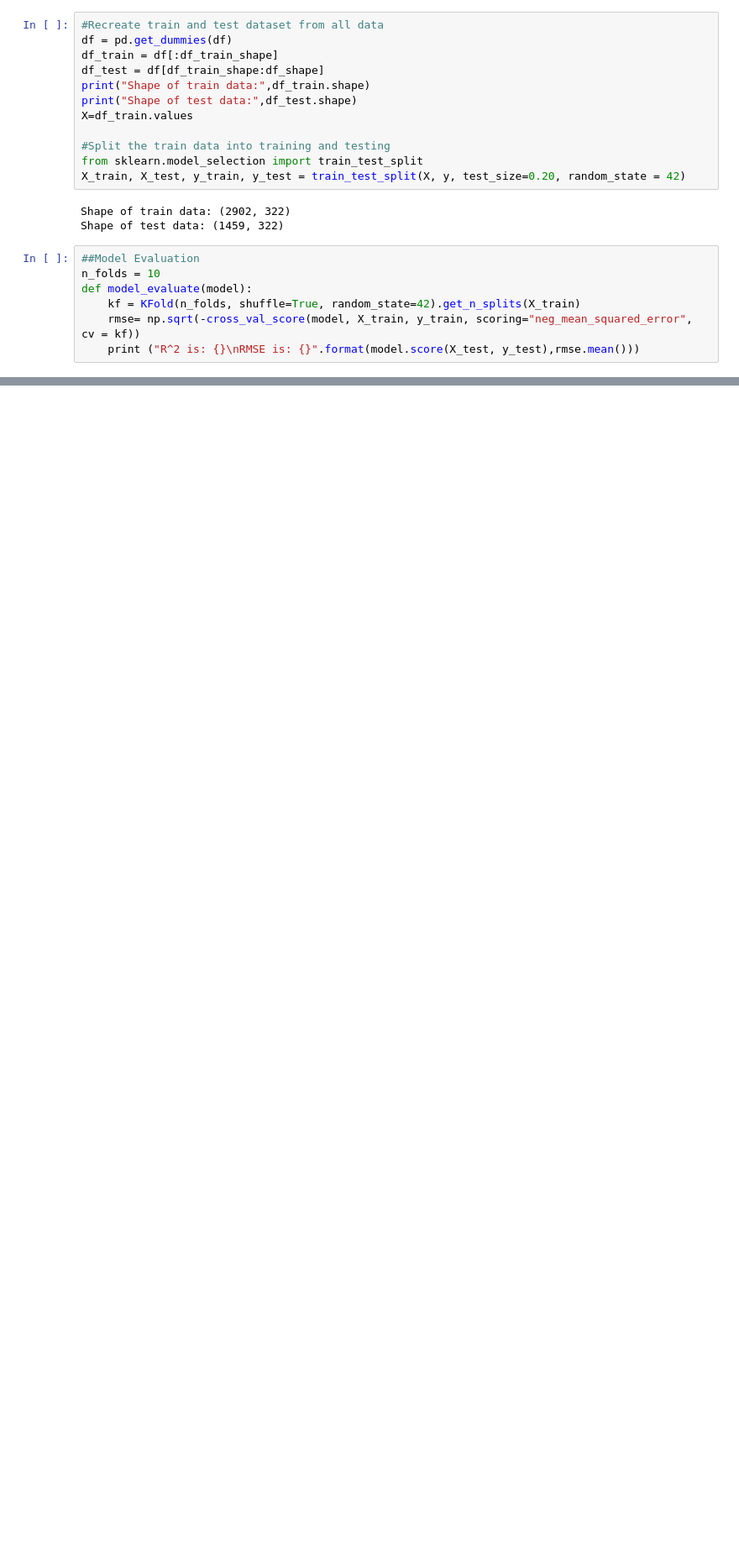
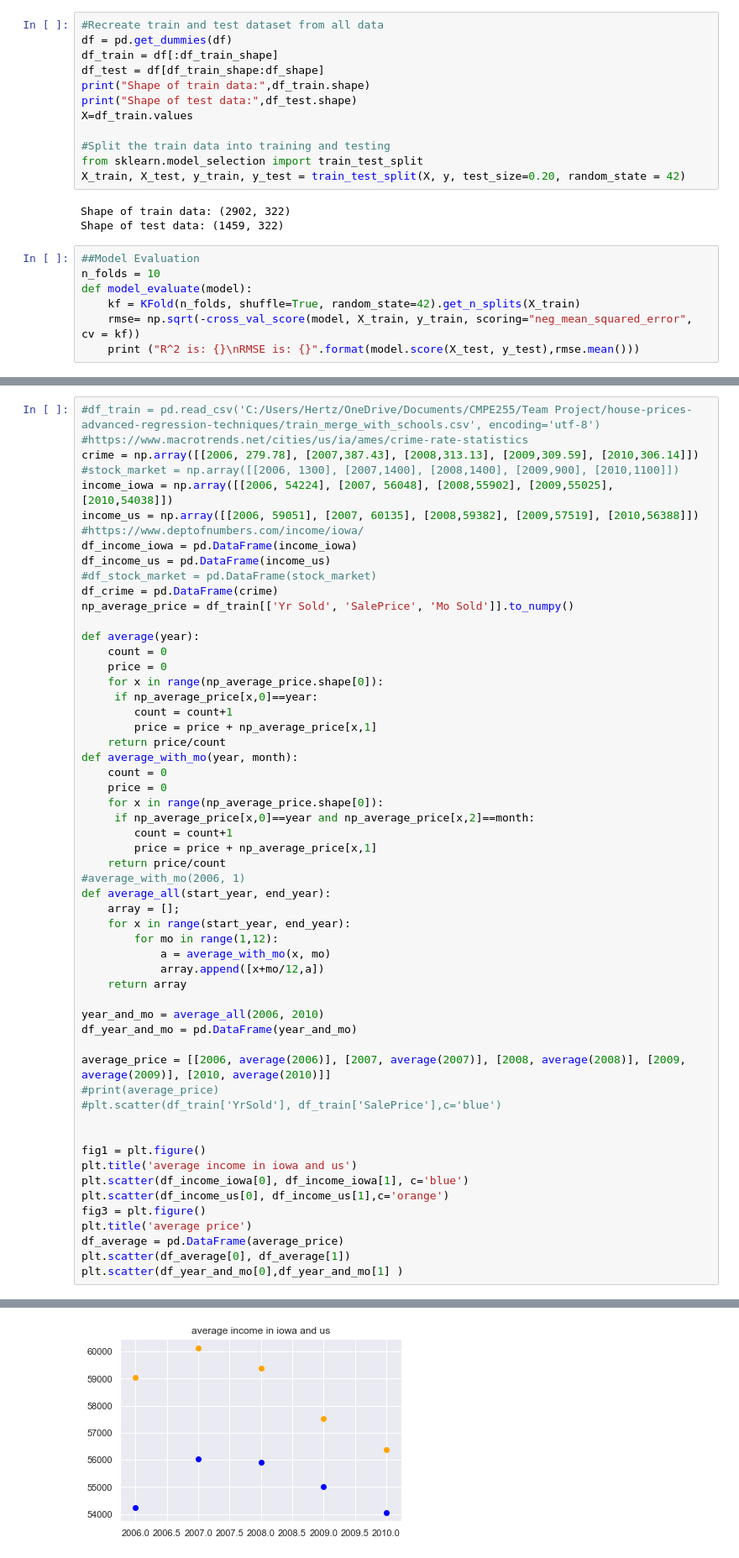
Before and after one commit to agrawalnaman/cmpe255-group8-housing-price-prediction, a Jupyter notebook: Housing Price Prediction Project.ipynb, the cells around one changed output, grey strips where cells are left out. Shown at 84% size. Cells and saved outputs as stored; diff of their text form; blank space fills up the shorter version.

```diff
--- a/Housing Price Prediction Project.ipynb
+++ b/Housing Price Prediction Project.ipynb
@@ -522,0 +524,57 @@ R2 score of Support Vector Regression -POLY model: 0.9701927005059965
+# %%
+#df_train = pd.read_csv('C:/Users/Hertz/OneDrive/Documents/CMPE255/Team Project/house-prices-advanced-regression-techniques/train_merge_with_schools.csv', encoding='utf-8')
+#https://www.macrotrends.net/cities/us/ia/ames/crime-rate-statistics
+crime = np.array([[2006, 279.78], [2007,387.43], [2008,313.13], [2009,309.59], [2010,306.14]])
+#stock_market = np.array([[2006, 1300], [2007,1400], [2008,1400], [2009,900], [2010,1100]])
+income_iowa = np.array([[2006, 54224], [2007, 56048], [2008,55902], [2009,55025], [2010,54038]])
+income_us = np.array([[2006, 59051], [2007, 60135], [2008,59382], [2009,57519], [2010,56388]])
+#https://www.deptofnumbers.com/income/iowa/
+df_income_iowa = pd.DataFrame(income_iowa)
+df_income_us = pd.DataFrame(income_us)
+#df_stock_market = pd.DataFrame(stock_market)
+df_crime = pd.DataFrame(crime)
+np_average_price = df_train[['Yr Sold', 'SalePrice', 'Mo Sold']].to_numpy()
+
+def average(year):
+    count = 0
+    price = 0
+    for x in range(np_average_price.shape[0]):
+     if np_average_price[x,0]==year:
+        count = count+1
+        price = price + np_average_price[x,1]
+    return price/count
+def average_with_mo(year, month):
+    count = 0
+    price = 0
+    for x in range(np_average_price.shape[0]):
+     if np_average_price[x,0]==year and np_average_price[x,2]==month:
+        count = count+1
+        price = price + np_average_price[x,1]
+    return price/count
+#average_with_mo(2006, 1)
+def average_all(start_year, end_year):
+    array = [];
+    for x in range(start_year, end_year):
+        for mo in range(1,12):
+            a = average_with_mo(x, mo)
+            array.append([x+mo/12,a])
+    return array
+
+year_and_mo = average_all(2006, 2010)
+df_year_and_mo = pd.DataFrame(year_and_mo)
+
+average_price = [[2006, average(2006)], [2007, average(2007)], [2008, average(2008)], [2009, average(2009)], [2010, average(2010)]]
+#print(average_price)
+#plt.scatter(df_train['YrSold'], df_train['SalePrice'],c='blue')
+
+
+fig1 = plt.figure()
+plt.title('average income in iowa and us')
+plt.scatter(df_income_iowa[0], df_income_iowa[1], c='blue')
+plt.scatter(df_income_us[0], df_income_us[1],c='orange')
+fig3 = plt.figure()
+plt.title('average price')
+df_average = pd.DataFrame(average_price)
+plt.scatter(df_average[0], df_average[1])
+plt.scatter(df_year_and_mo[0],df_year_and_mo[1] )
+# %% [output]
@@ -522,0 +582 @@ R2 score of Support Vector Regression -POLY model: 0.9701927005059965
+[figure, added]
```
Also changed, not shown: parts of 13 cells of this notebook.
